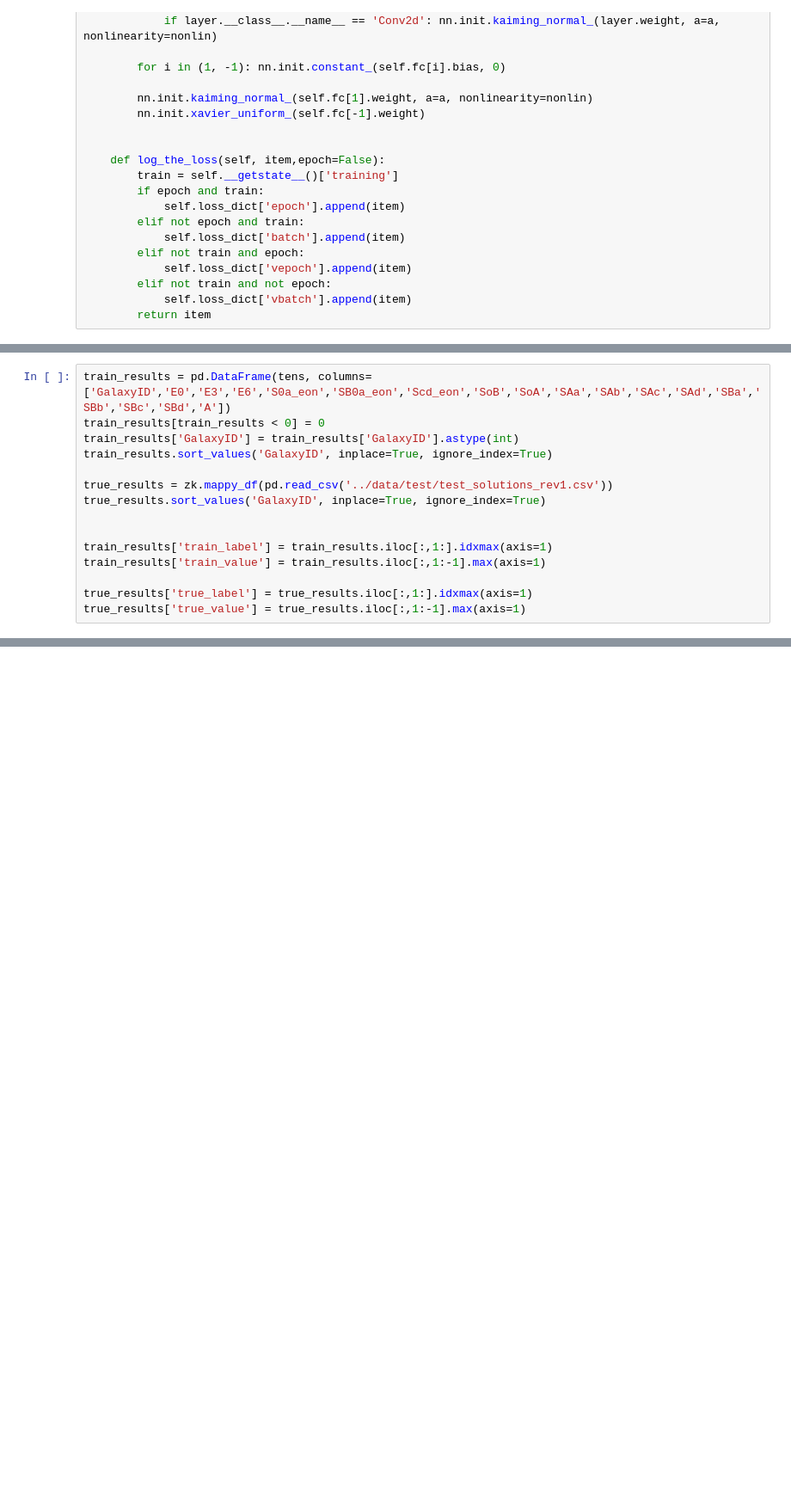
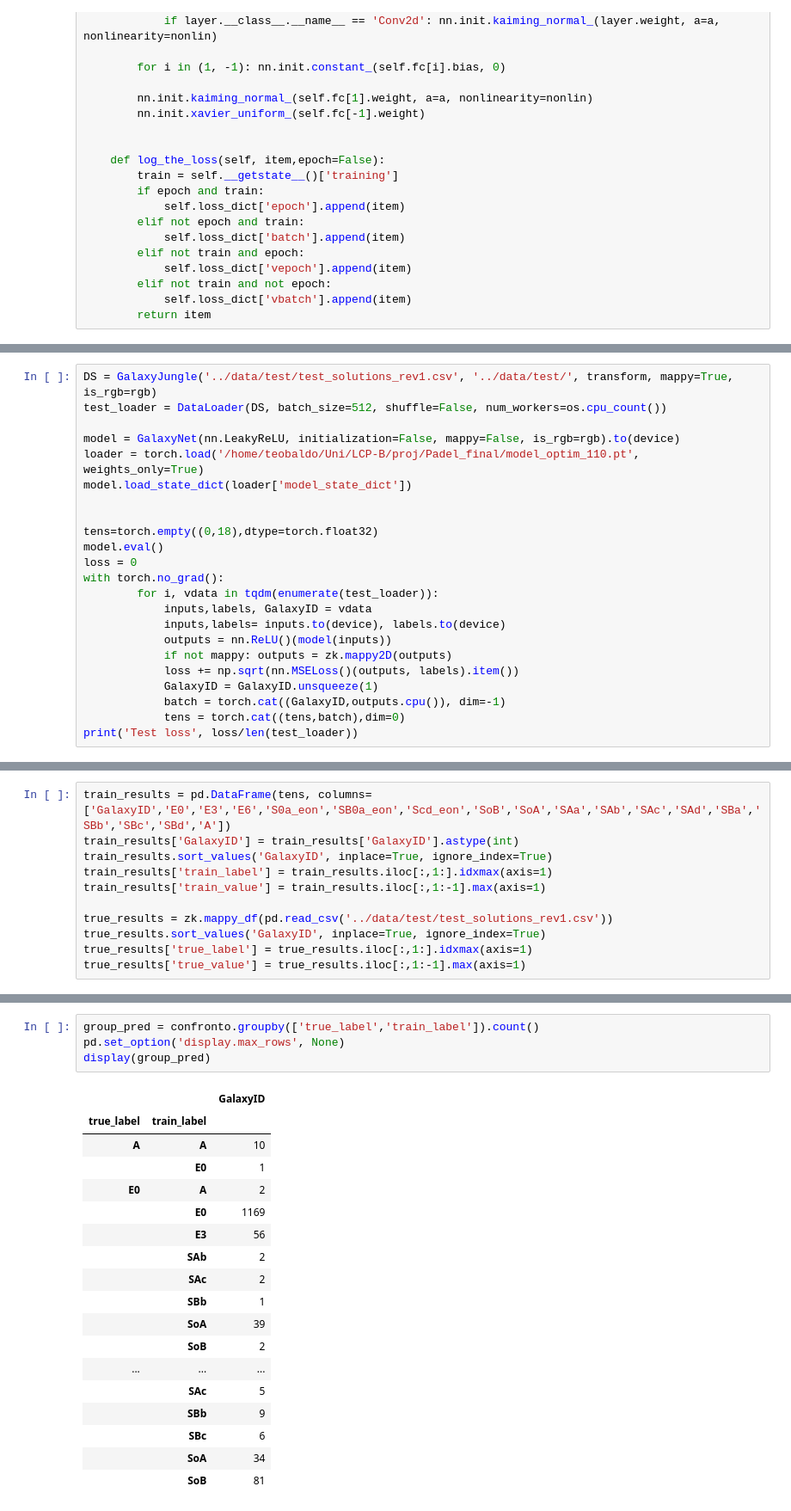
Before and after one commit to margherita-lera/GalaxyClassifier, a Jupyter notebook: jungle_book.ipynb, the cells around one changed output, grey strips where cells are left out. Shown at 86% size. Saved outputs shown, nothing was run; the diff lists cells and outputs as text; blank space fills up the shorter version.

```diff
--- a/jungle_book.ipynb
+++ b/jungle_book.ipynb
@@ -246,0 +217,23 @@ dtype: int64
+# %%
+DS = GalaxyJungle('../data/test/test_solutions_rev1.csv', '../data/test/', transform, mappy=True, is_rgb=rgb)
+test_loader = DataLoader(DS, batch_size=512, shuffle=False, num_workers=os.cpu_count())
+
+model = GalaxyNet(nn.LeakyReLU, initialization=False, mappy=False, is_rgb=rgb).to(device)
+loader = torch.load('/home/teobaldo/Uni/LCP-B/proj/Padel_final/model_optim_110.pt', weights_only=True)
+model.load_state_dict(loader['model_state_dict'])
+
+
+tens=torch.empty((0,18),dtype=torch.float32)
+model.eval()
+loss = 0
+with torch.no_grad():
+        for i, vdata in tqdm(enumerate(test_loader)):
+            inputs,labels, GalaxyID = vdata
+            inputs,labels= inputs.to(device), labels.to(device)
+            outputs = nn.ReLU()(model(inputs))
+            if not mappy: outputs = zk.mappy2D(outputs)
+            loss += np.sqrt(nn.MSELoss()(outputs, labels).item())
+            GalaxyID = GalaxyID.unsqueeze(1)
+            batch = torch.cat((GalaxyID,outputs.cpu()), dim=-1)
+            tens = torch.cat((tens,batch),dim=0)
+print('Test loss', loss/len(test_loader))
@@ -247,16 +243,12 @@ dtype: int64
 # %%
 train_results = pd.DataFrame(tens, columns=['GalaxyID','E0','E3','E6','S0a_eon','SB0a_eon','Scd_eon','SoB','SoA','SAa','SAb','SAc','SAd','SBa','SBb','SBc','SBd','A'])
-train_results[train_results < 0] = 0
 train_results['GalaxyID'] = train_results['GalaxyID'].astype(int)
 train_results.sort_values('GalaxyID', inplace=True, ignore_index=True)
+train_results['train_label'] = train_results.iloc[:,1:].idxmax(axis=1)
+train_results['train_value'] = train_results.iloc[:,1:-1].max(axis=1)
 
 true_results = zk.mappy_df(pd.read_csv('../data/test/test_solutions_rev1.csv'))
 true_results.sort_values('GalaxyID', inplace=True, ignore_index=True)
-
-
-train_results['train_label'] = train_results.iloc[:,1:].idxmax(axis=1)
-train_results['train_value'] = train_results.iloc[:,1:-1].max(axis=1)
-
 true_results['true_label'] = true_results.iloc[:,1:].idxmax(axis=1)
 true_results['true_value'] = true_results.iloc[:,1:-1].max(axis=1)
 # %%
@@ -291,3 +282,26 @@ display(final_count)
 | 9 | SB0a_eon | 6 | 6 | 0.0 |
 | 13 | SBd | 4 | 4 | 0.0 |
 | 10 | SBa | 1 | 1 | 0.0 |
+# %%
+group_pred = confronto.groupby(['true_label','train_label']).count()
+pd.set_option('display.max_rows', None)
+display(group_pred)
+# %% [output]
+|  |  | GalaxyID |
+| true_label | train_label |  |
+| A | A | 10 |
+|  | E0 | 1 |
+| E0 | A | 2 |
+|  | E0 | 1169 |
+|  | E3 | 56 |
+|  | SAb | 2 |
+|  | SAc | 2 |
+|  | SBb | 1 |
+|  | SoA | 39 |
+|  | SoB | 2 |
+| ... | ... | ... |
+|  | SAc | 5 |
+|  | SBb | 9 |
+|  | SBc | 6 |
+|  | SoA | 34 |
+|  | SoB | 81 |
```
Also changed, not shown: parts of 20 cells of this notebook.
